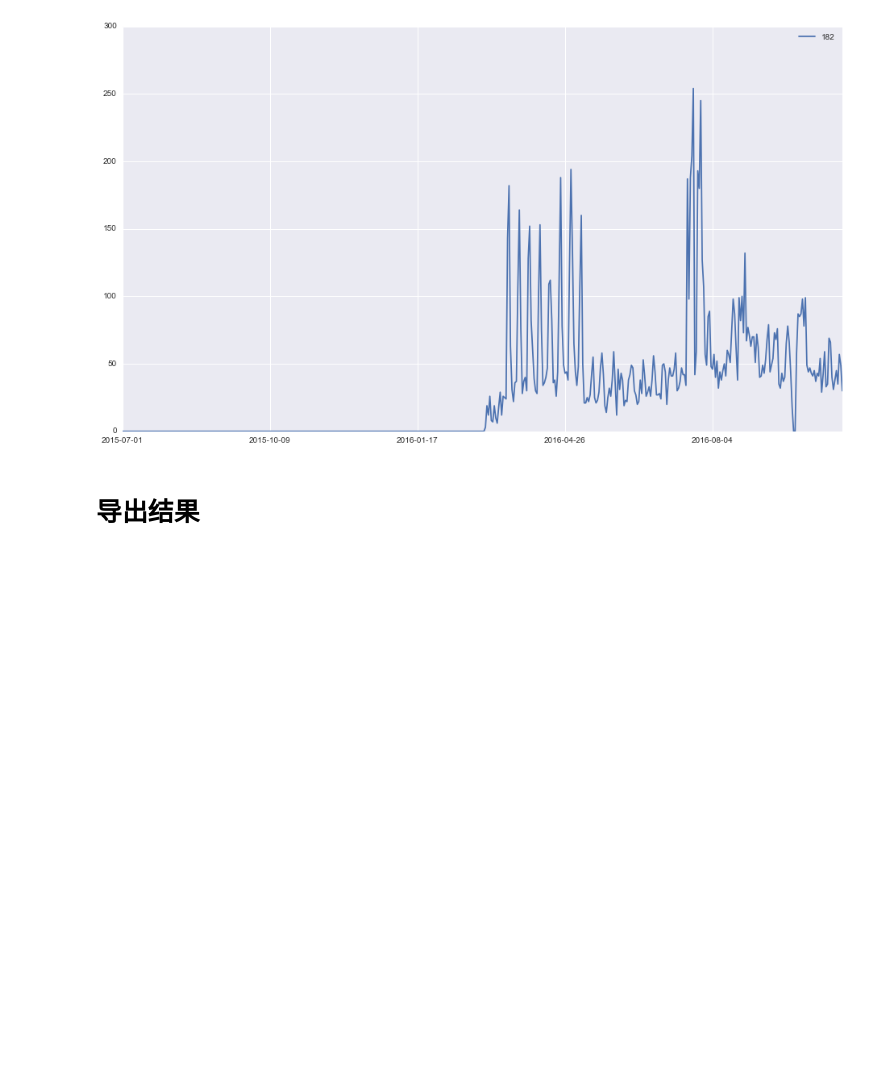
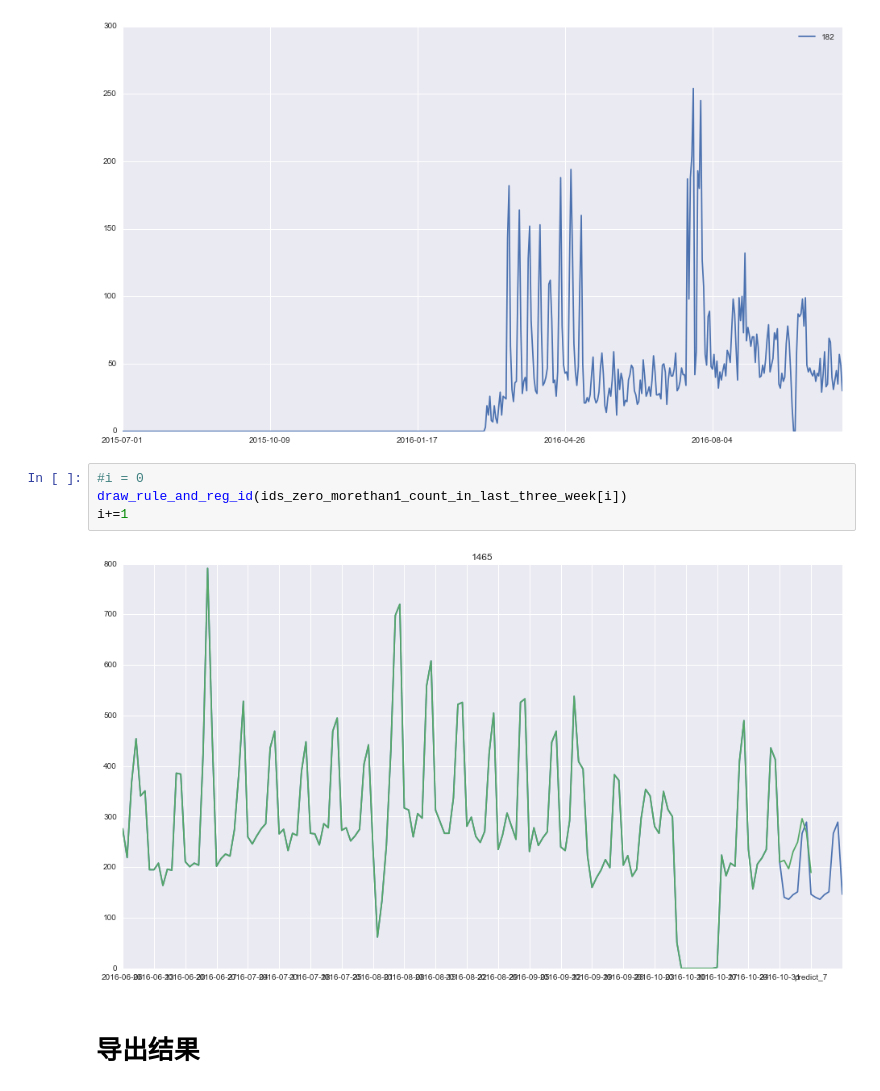
Before and after one commit to wakemeup-xyz/TianChi_IJCAI-17_sales_prediction_code, a Jupyter notebook: Prediction.ipynb, the cells around one changed output. Drawn from its saved outputs; the diff is of its cells as text; blank space fills up the shorter version.

```diff
--- a/Prediction.ipynb
+++ b/Prediction.ipynb
@@ -757,6 +751,12 @@ i+=1
 draw_id(182)
 # %% [output]
 [figure]
+# %%
+#i = 0
+draw_rule_and_reg_id(ids_zero_morethan1_count_in_last_three_week[i])
+i+=1
+# %% [output]
+[figure, added]
 # %% [markdown]
 # 导出结果
 # %%
```
Also changed, not shown: parts of 1 cell of this notebook, 1 other file.
